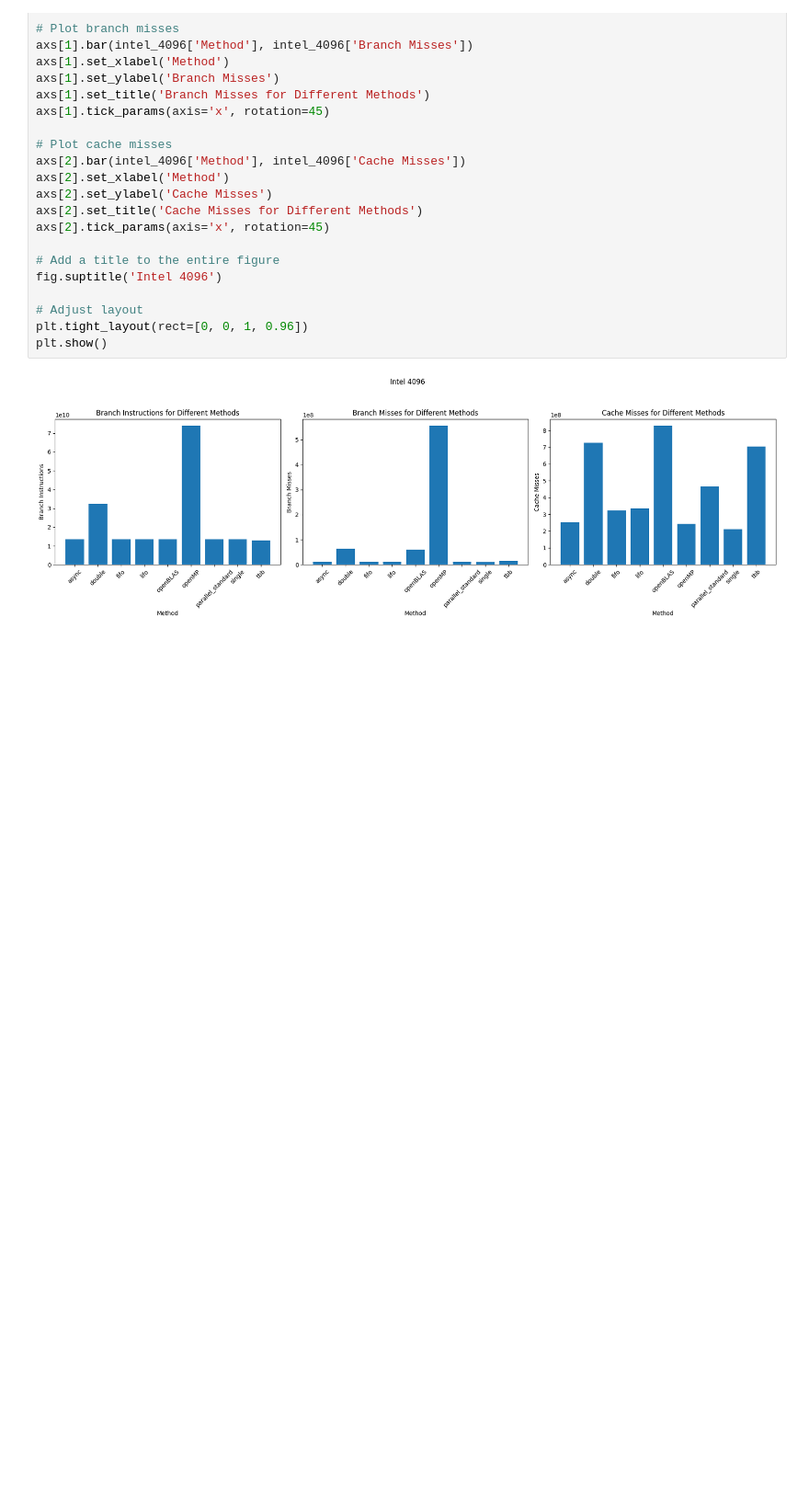
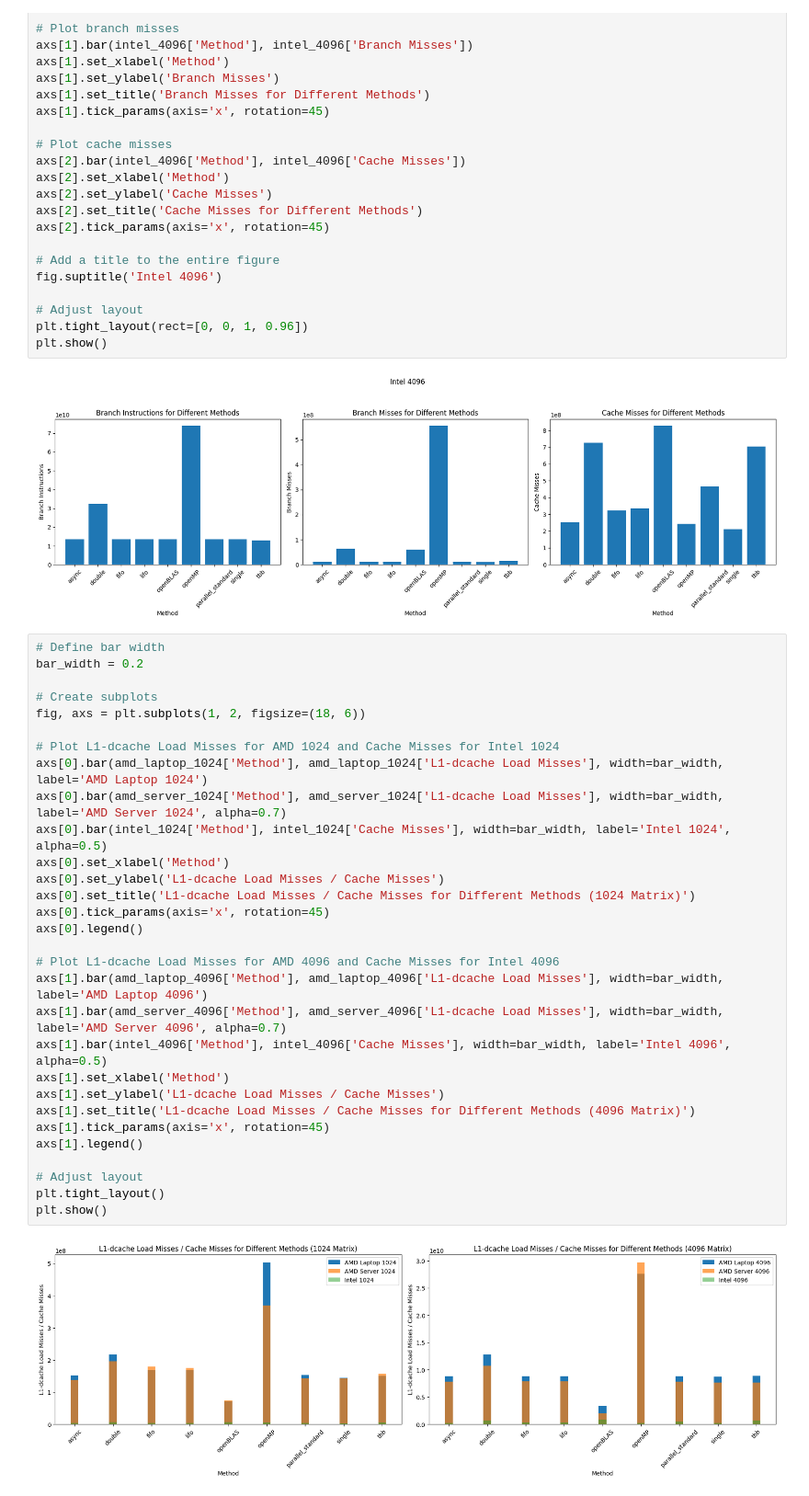
Before and after one commit to TheRealMilesLee/ECS251-GroupProject, a Jupyter notebook: DA/analysis.ipynb, the cells around one changed output. Shown at 92% size. Cells and saved outputs as stored; diff of their text form; blank space fills up the shorter version.

```diff
--- a/DA/analysis.ipynb
+++ b/DA/analysis.ipynb
@@ -290,3 +290,35 @@ plt.tight_layout(rect=[0, 0, 1, 0.96])
 plt.show()
 # %% [output]
 [figure]
+# %%
+# Define bar width
+bar_width = 0.2
+
+# Create subplots
+fig, axs = plt.subplots(1, 2, figsize=(18, 6))
+
+# Plot L1-dcache Load Misses for AMD 1024 and Cache Misses for Intel 1024
+axs[0].bar(amd_laptop_1024['Method'], amd_laptop_1024['L1-dcache Load Misses'], width=bar_width, label='AMD Laptop 1024')
+axs[0].bar(amd_server_1024['Method'], amd_server_1024['L1-dcache Load Misses'], width=bar_width, label='AMD Server 1024', alpha=0.7)
+axs[0].bar(intel_1024['Method'], intel_1024['Cache Misses'], width=bar_width, label='Intel 1024', alpha=0.5)
+axs[0].set_xlabel('Method')
+axs[0].set_ylabel('L1-dcache Load Misses / Cache Misses')
+axs[0].set_title('L1-dcache Load Misses / Cache Misses for Different Methods (1024 Matrix)')
+axs[0].tick_params(axis='x', rotation=45)
+axs[0].legend()
+
+# Plot L1-dcache Load Misses for AMD 4096 and Cache Misses for Intel 4096
+axs[1].bar(amd_laptop_4096['Method'], amd_laptop_4096['L1-dcache Load Misses'], width=bar_width, label='AMD Laptop 4096')
+axs[1].bar(amd_server_4096['Method'], amd_server_4096['L1-dcache Load Misses'], width=bar_width, label='AMD Server 4096', alpha=0.7)
+axs[1].bar(intel_4096['Method'], intel_4096['Cache Misses'], width=bar_width, label='Intel 4096', alpha=0.5)
+axs[1].set_xlabel('Method')
+axs[1].set_ylabel('L1-dcache Load Misses / Cache Misses')
+axs[1].set_title('L1-dcache Load Misses / Cache Misses for Different Methods (4096 Matrix)')
+axs[1].tick_params(axis='x', rotation=45)
+axs[1].legend()
+
+# Adjust layout
+plt.tight_layout()
+plt.show()
+# %% [output]
+[figure, added]
```
Also changed, not shown: parts of 3 cells of this notebook.
